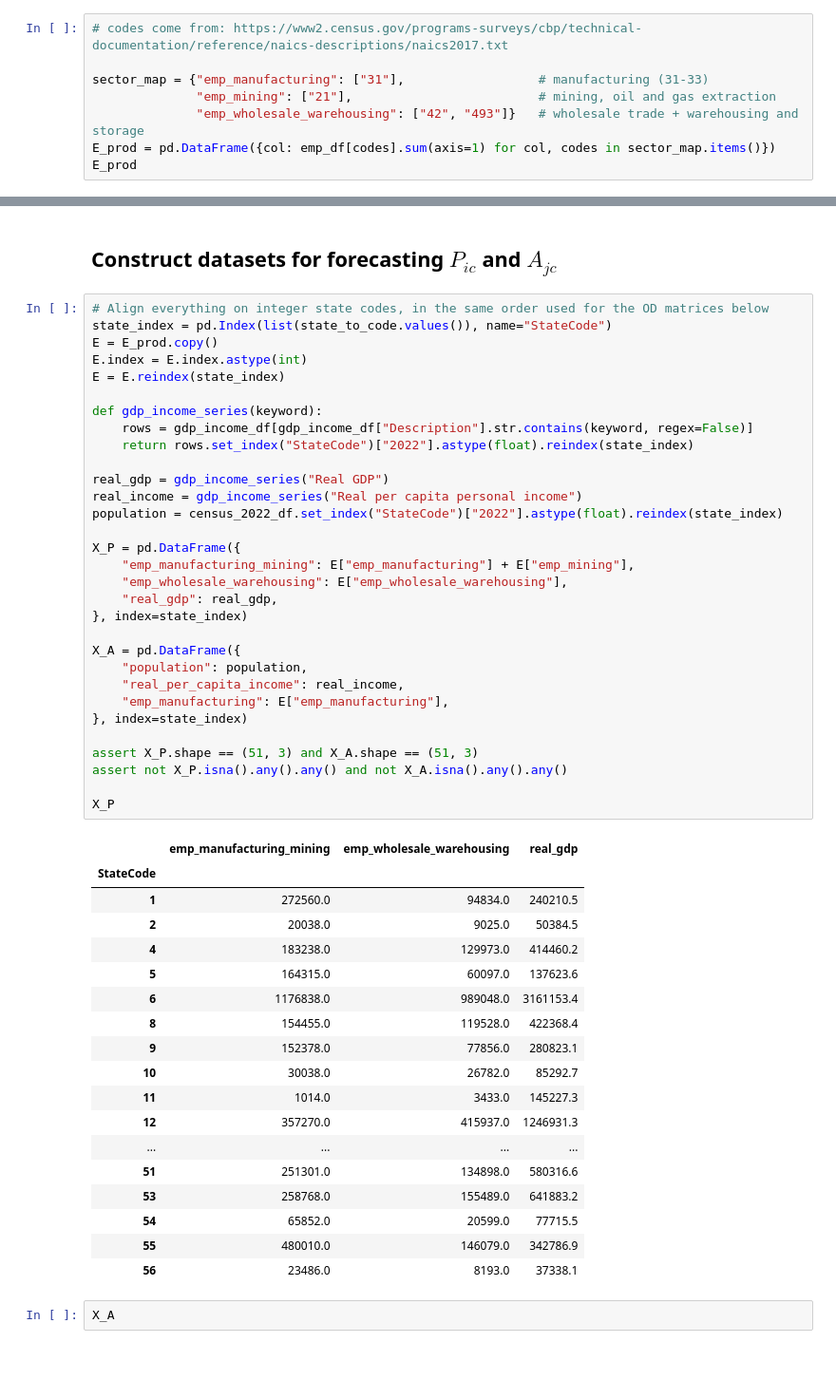
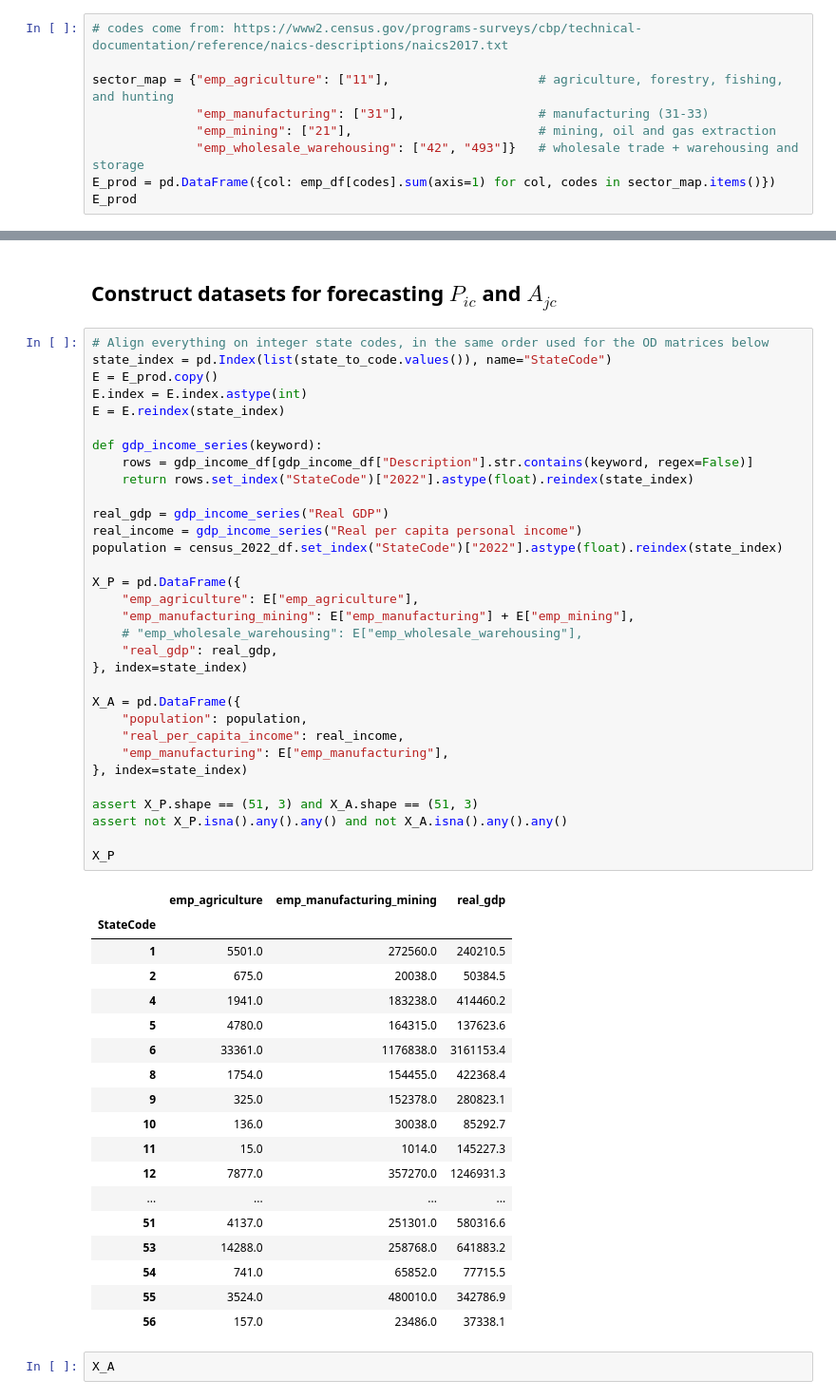
Before and after one commit to tomaskalj/Freight-Forecasting, a Jupyter notebook: workspace.ipynb, the cells around one changed output, grey strips where cells are left out. Shown at 95% size. Cells and saved outputs as stored; diff of their text form; blank space fills up the shorter version.

```diff
--- a/workspace.ipynb
+++ b/workspace.ipynb
@@ -39,7 +42,8 @@ emp_df
 # %%
 # codes come from: https://www2.census.gov/programs-surveys/cbp/technical-documentation/reference/naics-descriptions/naics2017.txt
 
-sector_map = {"emp_manufacturing": ["31"],                  # manufacturing (31-33)
+sector_map = {"emp_agriculture": ["11"],                    # agriculture, forestry, fishing, and hunting
+              "emp_manufacturing": ["31"],                  # manufacturing (31-33)
               "emp_mining": ["21"],                         # mining, oil and gas extraction
               "emp_wholesale_warehousing": ["42", "493"]}   # wholesale trade + warehousing and storage
 E_prod = pd.DataFrame({col: emp_df[codes].sum(axis=1) for col, codes in sector_map.items()})
@@ -207,52 +191,53 @@ census_2022_df
 # Align everything on integer state codes, in the same order used for the OD matrices below
 state_index = pd.Index(list(state_to_code.values()), name="StateCode")
 E = E_prod.copy()
 E.index = E.index.astype(int)
 E = E.reindex(state_index)
 
 def gdp_income_series(keyword):
     rows = gdp_income_df[gdp_income_df["Description"].str.contains(keyword, regex=False)]
     return rows.set_index("StateCode")["2022"].astype(float).reindex(state_index)
 
 real_gdp = gdp_income_series("Real GDP")
 real_income = gdp_income_series("Real per capita personal income")
 population = census_2022_df.set_index("StateCode")["2022"].astype(float).reindex(state_index)
 
 X_P = pd.DataFrame({
+    "emp_agriculture": E["emp_agriculture"],
     "emp_manufacturing_mining": E["emp_manufacturing"] + E["emp_mining"],
-    "emp_wholesale_warehousing": E["emp_wholesale_warehousing"],
+    # "emp_wholesale_warehousing": E["emp_wholesale_warehousing"],
     "real_gdp": real_gdp,
 }, index=state_index)
 
 X_A = pd.DataFrame({
     "population": population,
     "real_per_capita_income": real_income,
     "emp_manufacturing": E["emp_manufacturing"],
 }, index=state_index)
 
 assert X_P.shape == (51, 3) and X_A.shape == (51, 3)
 assert not X_P.isna().any().any() and not X_A.isna().any().any()
 
 X_P
 # %% [output]
-|  | emp_manufacturing_mining | emp_wholesale_warehousing | real_gdp |
+|  | emp_agriculture | emp_manufacturing_mining | real_gdp |
 | StateCode |  |  |  |
-| 1 | 272560.0 | 94834.0 | 240210.5 |
-| 2 | 20038.0 | 9025.0 | 50384.5 |
-| 4 | 183238.0 | 129973.0 | 414460.2 |
-| 5 | 164315.0 | 60097.0 | 137623.6 |
-| 6 | 1176838.0 | 989048.0 | 3161153.4 |
-| 8 | 154455.0 | 119528.0 | 422368.4 |
-| 9 | 152378.0 | 77856.0 | 280823.1 |
-| 10 | 30038.0 | 26782.0 | 85292.7 |
-| 11 | 1014.0 | 3433.0 | 145227.3 |
-| 12 | 357270.0 | 415937.0 | 1246931.3 |
+| 1 | 5501.0 | 272560.0 | 240210.5 |
+| 2 | 675.0 | 20038.0 | 50384.5 |
+| 4 | 1941.0 | 183238.0 | 414460.2 |
+| 5 | 4780.0 | 164315.0 | 137623.6 |
+| 6 | 33361.0 | 1176838.0 | 3161153.4 |
+| 8 | 1754.0 | 154455.0 | 422368.4 |
+| 9 | 325.0 | 152378.0 | 280823.1 |
+| 10 | 136.0 | 30038.0 | 85292.7 |
+| 11 | 15.0 | 1014.0 | 145227.3 |
+| 12 | 7877.0 | 357270.0 | 1246931.3 |
 | ... | ... | ... | ... |
-| 51 | 251301.0 | 134898.0 | 580316.6 |
-| 53 | 258768.0 | 155489.0 | 641883.2 |
-| 54 | 65852.0 | 20599.0 | 77715.5 |
-| 55 | 480010.0 | 146079.0 | 342786.9 |
-| 56 | 23486.0 | 8193.0 | 37338.1 |
+| 51 | 4137.0 | 251301.0 | 580316.6 |
+| 53 | 14288.0 | 258768.0 | 641883.2 |
+| 54 | 741.0 | 65852.0 | 77715.5 |
+| 55 | 3524.0 | 480010.0 | 342786.9 |
+| 56 | 157.0 | 23486.0 | 37338.1 |
 # %%
 X_A
 # %% [output]
```
Also changed, not shown: parts of 9 cells of this notebook.
